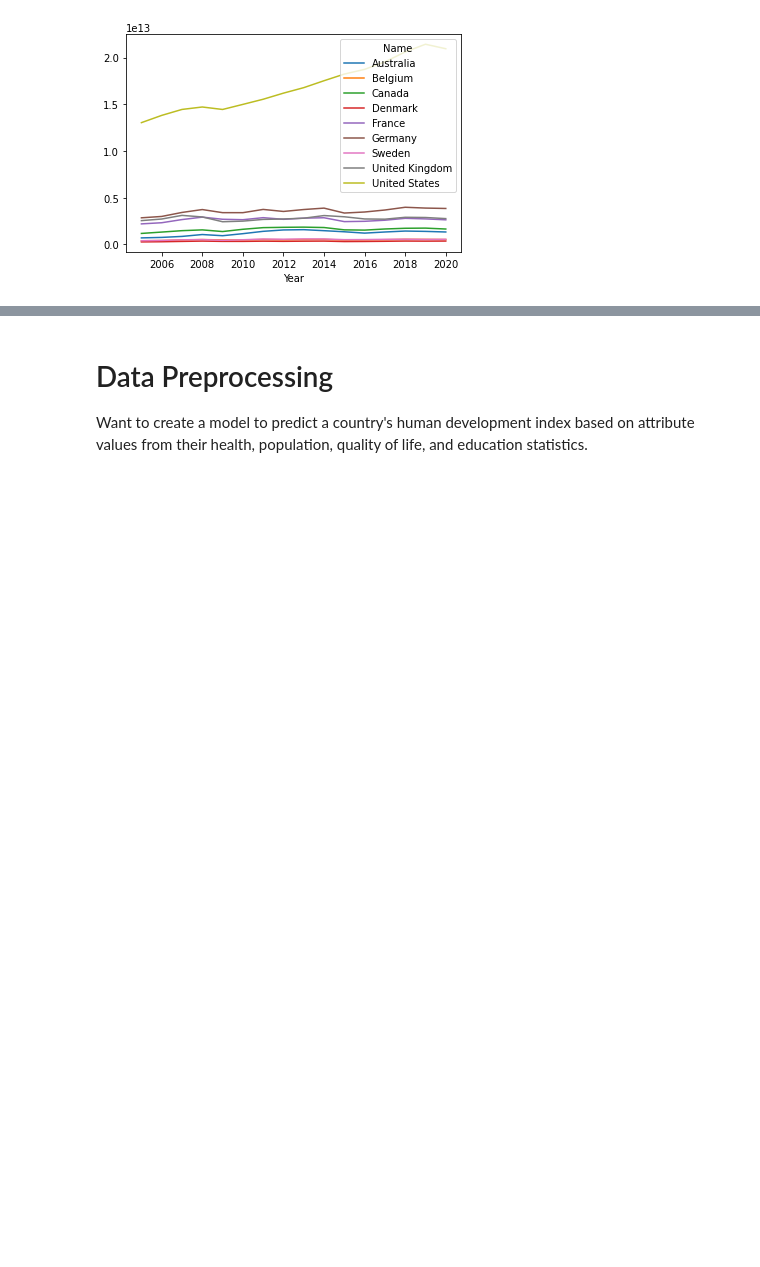
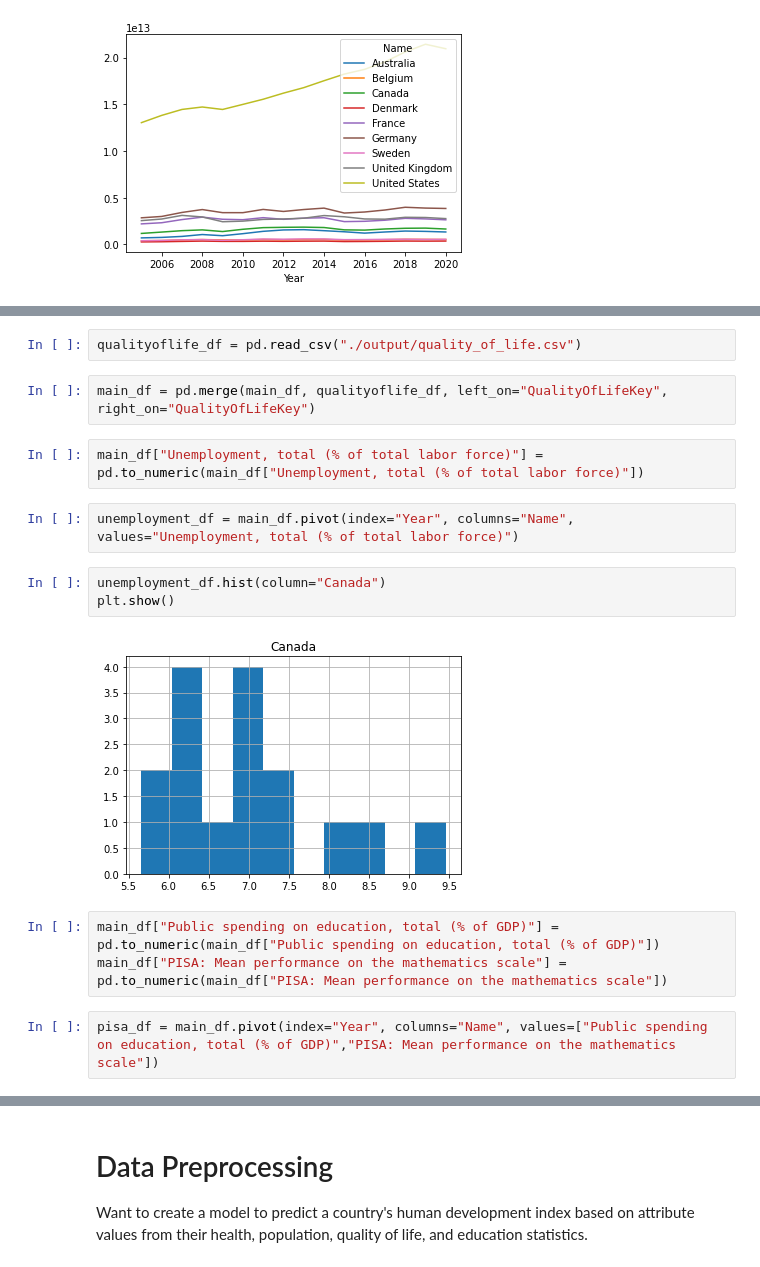
Before and after one commit to daviddsouza2000/data-science-winter2022, a Jupyter notebook: data_summarization.ipynb, the cells around one changed output, grey strips where cells are left out. Saved outputs shown, nothing was run; the diff lists cells and outputs as text; blank space fills up the shorter version.

```diff
--- a/data_summarization.ipynb
+++ b/data_summarization.ipynb
@@ -32,0 +49,18 @@ plt.show()
+# %%
+qualityoflife_df = pd.read_csv("./output/quality_of_life.csv")
+# %%
+main_df = pd.merge(main_df, qualityoflife_df, left_on="QualityOfLifeKey", right_on="QualityOfLifeKey")
+# %%
+main_df["Unemployment, total (% of total labor force)"] = pd.to_numeric(main_df["Unemployment, total (% of total labor force)"])
+# %%
+unemployment_df = main_df.pivot(index="Year", columns="Name", values="Unemployment, total (% of total labor force)")
+# %%
+unemployment_df.hist(column="Canada")
+plt.show()
+# %% [output]
+[figure, added]
+# %%
+main_df["Public spending on education, total (% of GDP)"] = pd.to_numeric(main_df["Public spending on education, total (% of GDP)"])
+main_df["PISA: Mean performance on the mathematics scale"] = pd.to_numeric(main_df["PISA: Mean performance on the mathematics scale"])
+# %%
+pisa_df = main_df.pivot(index="Year", columns="Name", values=["Public spending on education, total (% of GDP)","PISA: Mean performance on the mathematics scale"])
```
Also changed, not shown: parts of 24 cells of this notebook, 9 other files.
